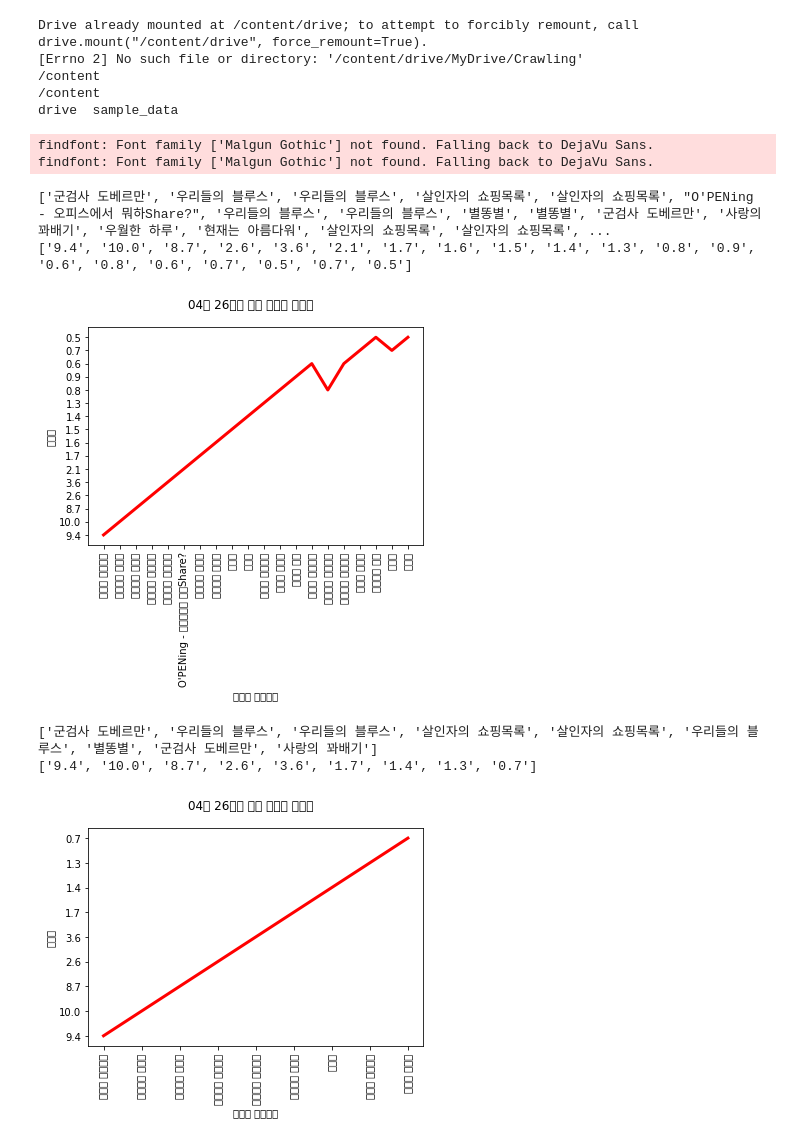
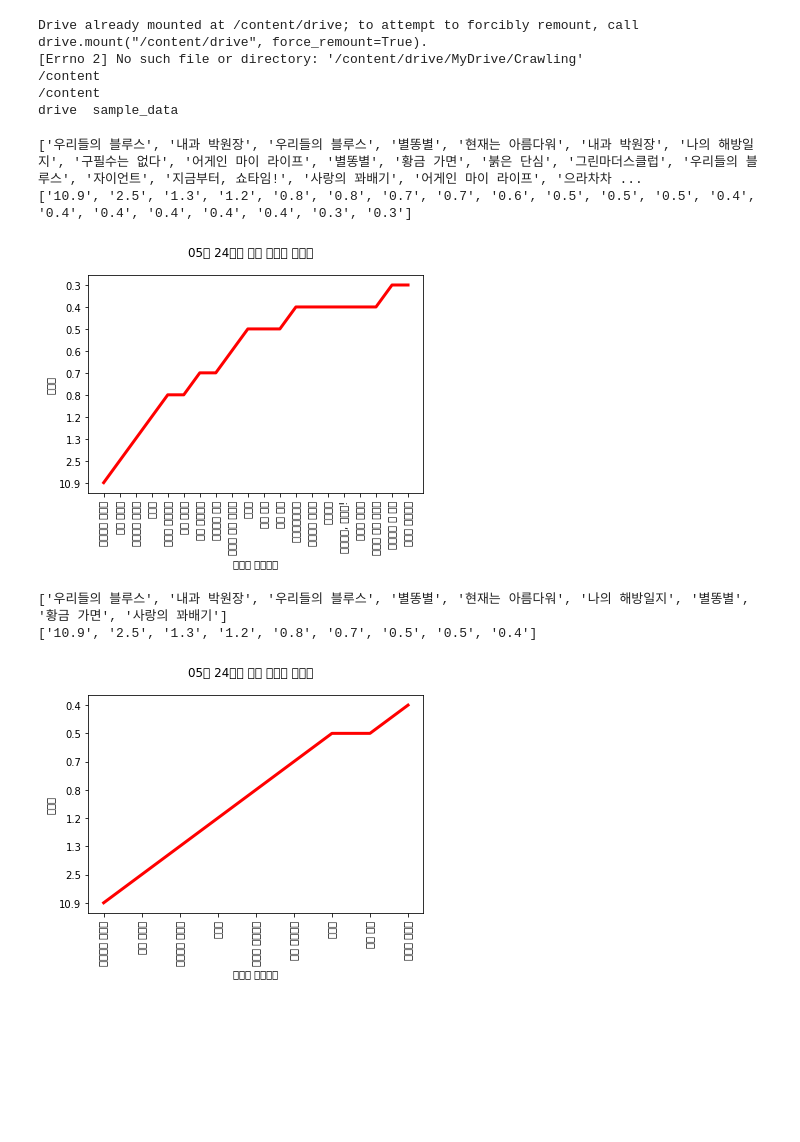
Before and after one commit to min-zzwi/minji, a Jupyter notebook: Untitled4.ipynb, the cells around one changed output. Drawn from its saved outputs; the diff is of its cells as text; code cells hidden in the pictures; blank space fills up the shorter version.

```diff
--- a/Untitled4.ipynb
+++ b/Untitled4.ipynb
@@ -32,7 +32,7 @@ drive  sample_data
 
 from urllib.request import urlopen
 from bs4 import BeautifulSoup
-html=urlopen("https://search.naver.com/search.naver?where=nexearch&sm=tab_etc&mra=blUw&qvt=0&query=04%EC%9B%9426%EC%9D%BC%EC%A3%BC%20%EB%93%9C%EB%9D%BC%EB%A7%88%20%EC%BC%80%EC%9D%B4%EB%B8%94%EC%8B%9C%EC%B2%AD%EB%A5%A0")
+html=urlopen("https://search.naver.com/search.naver?sm=tab_hty.top&where=nexearch&query=05%EC%9B%9424%EC%9D%BC%EC%A3%BC+%EB%93%9C%EB%9D%BC%EB%A7%88+%EC%BC%80%EC%9D%B4%EB%B8%94%EC%8B%9C%EC%B2%AD%EB%A5%A0&oquery=04%EC%9B%9426%EC%9D%BC%EC%A3%BC+%EB%93%9C%EB%9D%BC%EB%A7%88+%EC%BC%80%EC%9D%B4%EB%B8%94%EC%8B%9C%EC%B2%AD%EB%A5%A0&tqi=hpfzLwp0J1sssOu3zu0ssssstT4-307066")
 soup=BeautifulSoup(html,"lxml")
 contents=soup.find_all('a',{'onclick':"return goOtherCR(this, 'a=nco_x0u*c.wdtitle&r=1&i=081024DF_000000000000&u=' + urlencode(this.href));"})
 watch=soup.find_all('p',{'class':"rate"})
@@ -71,38 +71,36 @@ list.pop(8)
 list.pop(8)
 list.pop(9)
 list.pop(9)
 list.pop(9)
 
 list3.pop(5)
 list3.pop(6)
 list3.pop(6)
 list3.pop(8)
 list3.pop(8)
 list3.pop(8)
 list3.pop(8)
 list3.pop(8)
 list3.pop(9)
 list3.pop(9)
 list3.pop(9)
 print(list)
 print(list3)
 import matplotlib.pyplot as plt
 people=list3
 x=[1,2,3,4,5,6,7,8,9]
 plt.rc('font', family='Malgun Gothic')
 title=list
 plt.plot(x,people,label=title, c='r',lw=3)
 plt.xticks(x,title,rotation='vertical')
 plt.ylabel('시청률')
 plt.xlabel('드라마 프로그램')
 plt.suptitle('05월 24일주 평균 드라마 시청률')
 plt.show()
 # %% [output]
-findfont: Font family ['Malgun Gothic'] not found. Falling back to DejaVu Sans.
-findfont: Font family ['Malgun Gothic'] not found. Falling back to DejaVu Sans.
+['우리들의 블루스', '내과 박원장', '우리들의 블루스', '별똥별', '현재는 아름다워', '내과 박원장', '나의 해방일지', '구필수는 없다', '어게인 마이 라이프', '별똥별', '황금 가면', '붉은 단심', '그린마더스클럽', '우리들의 블루스', '자이언트', '지금부터, 쇼타임!', '사랑의 꽈배기', '어게인 마이 라이프', '으라차차 ...
+['10.9', '2.5', '1.3', '1.2', '0.8', '0.8', '0.7', '0.7', '0.6', '0.5', '0.5', '0.5', '0.4', '0.4', '0.4', '0.4', '0.4', '0.4', '0.3', '0.3']
+[figure, new version]
-['군검사 도베르만', '우리들의 블루스', '우리들의 블루스', '살인자의 쇼핑목록', '살인자의 쇼핑목록', "O'PENing - 오피스에서 뭐하Share?", '우리들의 블루스', '우리들의 블루스', '별똥별', '별똥별', '군검사 도베르만', '사랑의 꽈배기', '우월한 하루', '현재는 아름다워', '살인자의 쇼핑목록', '살인자의 쇼핑목록', ...
-['9.4', '10.0', '8.7', '2.6', '3.6', '2.1', '1.7', '1.6', '1.5', '1.4', '1.3', '0.8', '0.9', '0.6', '0.8', '0.6', '0.7', '0.5', '0.7', '0.5']
+['우리들의 블루스', '내과 박원장', '우리들의 블루스', '별똥별', '현재는 아름다워', '나의 해방일지', '별똥별', '황금 가면', '사랑의 꽈배기']
+['10.9', '2.5', '1.3', '1.2', '0.8', '0.7', '0.5', '0.5', '0.4']
-[figure, old version]
-['군검사 도베르만', '우리들의 블루스', '우리들의 블루스', '살인자의 쇼핑목록', '살인자의 쇼핑목록', '우리들의 블루스', '별똥별', '군검사 도베르만', '사랑의 꽈배기']
-['9.4', '10.0', '8.7', '2.6', '3.6', '1.7', '1.4', '1.3', '0.7']
-[figure, old version]
+[figure, new version]
```
